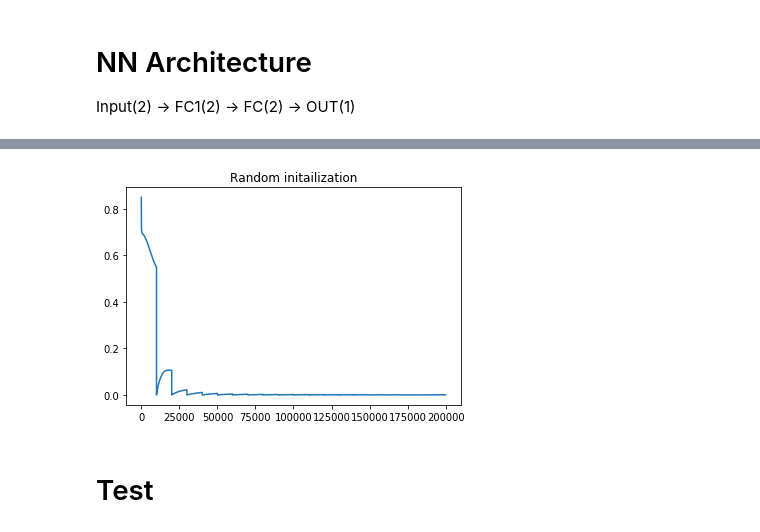
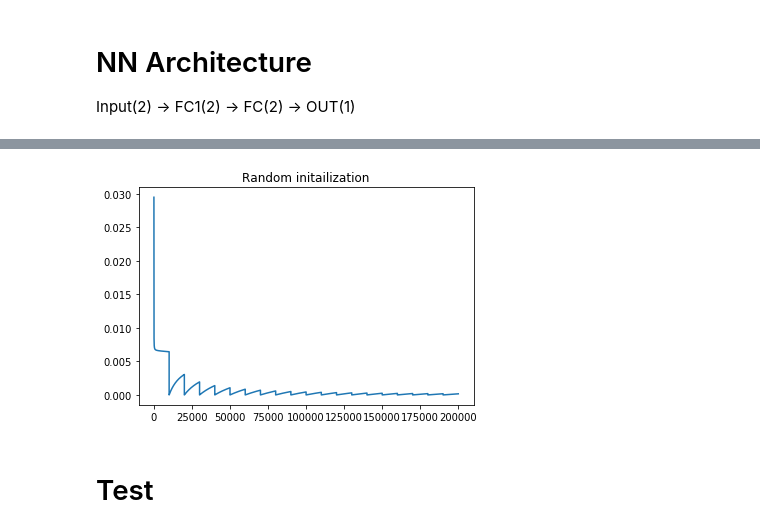
Before and after one commit to sean85914/deep_learning_2019, a Jupyter notebook: Lab1/lab1.ipynb, the cells around one changed output, grey strips where cells are left out. Saved outputs shown, nothing was run; the diff lists cells and outputs as text; code cells hidden in the pictures.

```diff
--- a/Lab1/lab1.ipynb
+++ b/Lab1/lab1.ipynb
@@ -249,9 +249,13 @@ learning_rate = 1e-2
 #w1, w2, w3 = init_weight()
 # Same initailization
 
-w1 = np.array([[-1.1014141, 1.24820549],[-2.24830822, -0.70606382]])
-w2 = np.array([[-0.99334685, 0.02178998],[ 0.10302095, 0.26332976]])
-w3 = np.array([[-0.26105551], [-2.14096867]])
+#w1 = np.array([[-1.1014141, 1.24820549],[-2.24830822, -0.70606382]])
+#w2 = np.array([[-0.99334685, 0.02178998],[ 0.10302095, 0.26332976]])
+#w3 = np.array([[-0.26105551], [-2.14096867]])
+
+#w1 = W_xor[0]
+#w2 = W_xor[1]
+#w3 = W_xor[2]
 
 # All zeros
 '''
@@ -267,11 +271,11 @@ w3 = np.array([[10.], [-10.]])
 '''
 
 # Near the best solution
-'''
+
 w1 = np.array([[15., 20.], [-18., -24.]])
 w2 = np.array([[-10., 12.], [12., 3.5]])
 w3 = np.array([[50.], [-37.]])
-'''
+
 
 loss_list_xor = []
 for i in range(epoch):
@@ -307,4 +311,4 @@ Epoch: 120000, loss: 0.0009597605892519087
-[figure, old version]
+[figure, new version]
 # %% [markdown]
 # Test
 # %%
```
Also changed, not shown: parts of 5 cells of this notebook, 11 other files.
